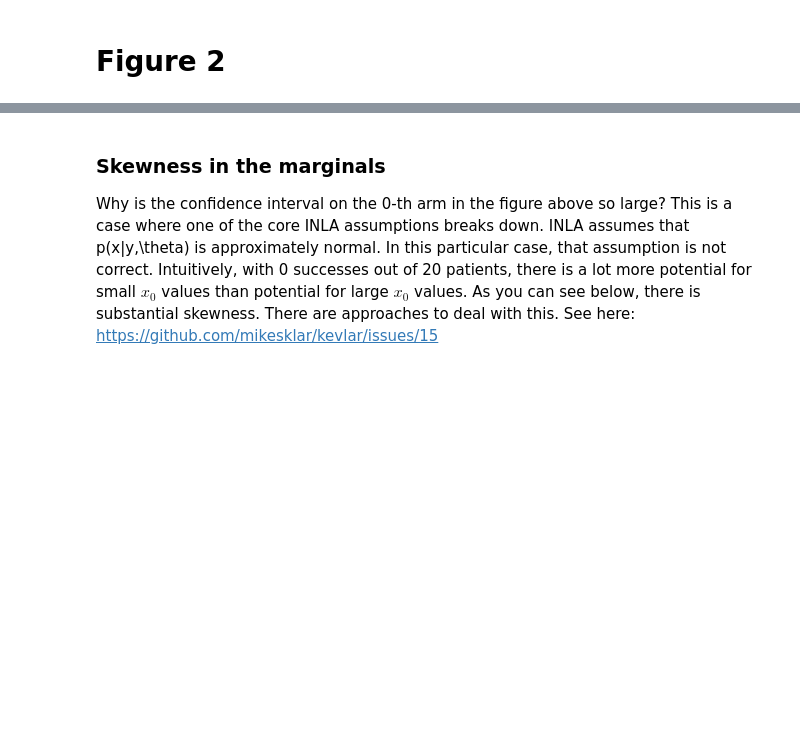
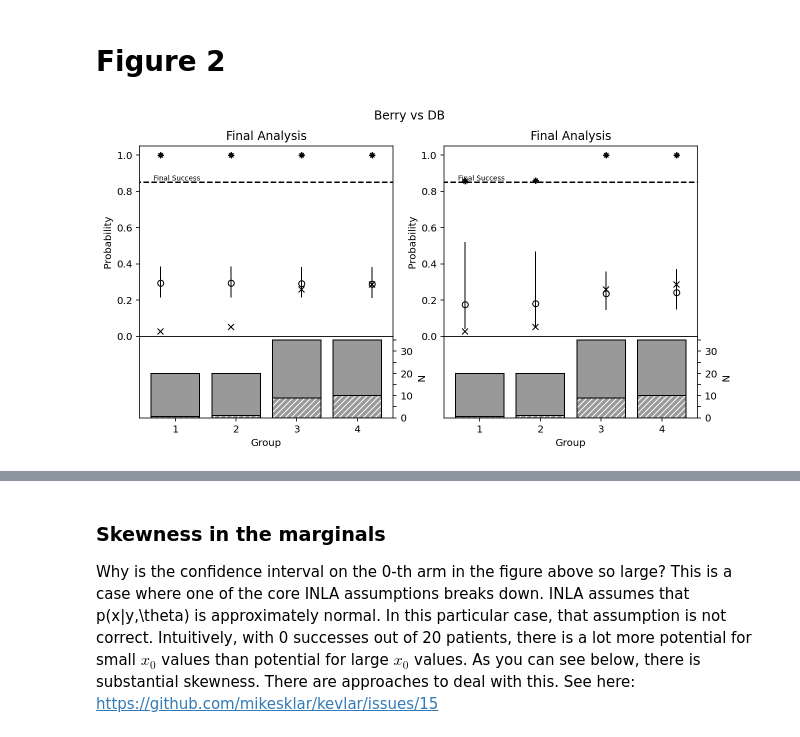
Before and after one commit to Confirm-Solutions/imprint, a Jupyter notebook: research/berry/berry_dirty.ipynb, the cells around one changed output, grey strips where cells are left out. Cells and saved outputs as stored; diff of their text form; code cells hidden in the pictures; blank space fills up the shorter version.

```diff
--- a/research/berry/berry_dirty.ipynb
+++ b/research/berry/berry_dirty.ipynb
@@ -393,13 +179,24 @@ y_i2 = np.array(
 )
 y_i2[y_i2 == 0] = 0.5
 data2 = np.stack((y_i2, n_i2), axis=2)
-mu_rule = inla.gauss_rule(201, -7, 1.5)
 
-model = inla.binomial_hierarchical()
-model.log_prior = berry_prior
-post_theta2, report2 = inla.calc_posterior_theta(model, data2, (mu_rule, sigma2_rule))
-inla_stats2 = inla.calc_posterior_x(post_theta2, report2, suc_thresh)
+post_hyper2, report2 = inla.calc_posterior_hyper(b.model, data, (b.mu_rule, b.sigma2_rule))
+inla_stats2 = inla.calc_posterior_x(post_hyper, report, b.suc_thresh)
+db_stats2 = dirty_bayes.calc_dirty_bayes(y_i2, n_i2, b.suc_thresh, b.sigma2_rule)
-# %%
-y_i2_db = y_i2.copy()
-y_i2_db[y_i2 == 0] = 0.5
-db_stats2 = calc_dirty_bayes(y_i2_db, n_i2, suc_thresh)
+# %%
+# berry.figure1_plot(b, "INLA", data2, inla_stats2)
+# berry.figure1_plot(b, "DB", data2, db_stats2)
+
+fig = plt.figure(figsize=(10, 5))
+plt.suptitle('Berry vs DB')
+outergs = fig.add_gridspec(1, 2, hspace=0.3)
+innergs = outergs[0].subgridspec(
+    2, 1, wspace=0, hspace=0, height_ratios=[0.7, 0.3]
+)
+berry.figure1_subplot(innergs[0], innergs[1], 5, b, data2, inla_stats2)
+innergs = outergs[1].subgridspec(
+    2, 1, wspace=0, hspace=0, height_ratios=[0.7, 0.3]
+)
+berry.figure1_subplot(innergs[0], innergs[1], 5, b, data2, db_stats2)
+# %% [output]
+[figure, added]
```
Also changed, not shown: parts of 22 cells of this notebook, 5 other files.
